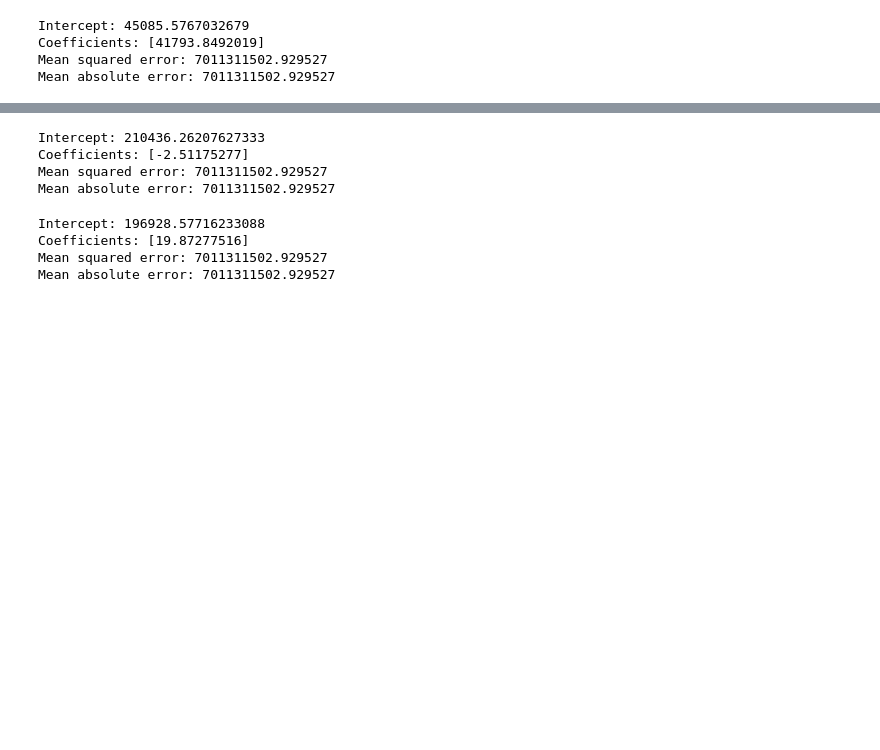
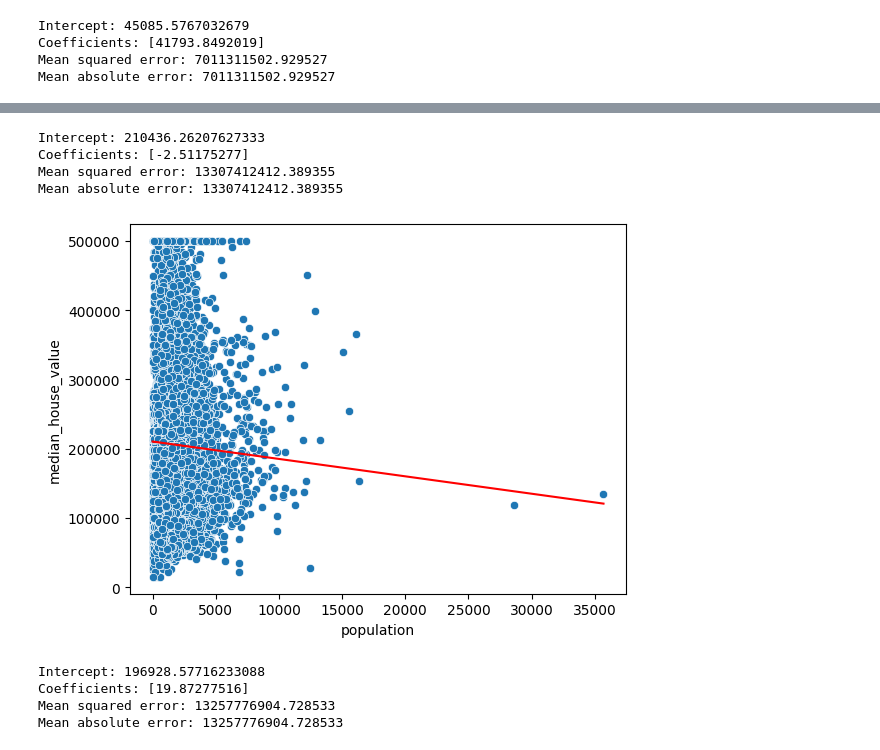
Before and after one commit to nagaraju366/CSCN8010-Labs, a Jupyter notebook: Lab3.ipynb, the cells around one changed output, grey strips where cells are left out. Cells and saved outputs as stored; diff of their text form; code cells hidden in the pictures; blank space fills up the shorter version.

```diff
--- a/Lab3.ipynb
+++ b/Lab3.ipynb
@@ -85,27 +85,29 @@ sns.lineplot(x='median_income', y=model1.predict(housing[['median_income']]), co
 model = LinearRegression().fit(housing[['population']], housing['median_house_value'])
 print(f"Intercept: {model.intercept_}")
 print(f"Coefficients: {model.coef_}")
-print(f"Mean squared error: {mean_squared_error(housing[['median_house_value']], model1.predict(housing[['median_income']]))}")
-print(f"Mean absolute error: {mean_squared_error(housing[['median_house_value']], model1.predict(housing[['median_income']]))}")
+print(f"Mean squared error: {mean_squared_error(housing[['median_house_value']], model2.predict(housing[['population']]))}")
+print(f"Mean absolute error: {mean_squared_error(housing[['median_house_value']], model2.predict(housing[['population']]))}")
 # %% [output]
 Intercept: 210436.26207627333
 Coefficients: [-2.51175277]
-Mean squared error: 7011311502.929527
-Mean absolute error: 7011311502.929527
+Mean squared error: 13307412412.389355
+Mean absolute error: 13307412412.389355
 # %%
 sns.scatterplot(x='population', y='median_house_value', data= housing)
-sns.lineplot(x='median_income', y=model1.predict(housing[['median_income']]), color='red', data=housing)
+sns.lineplot(x='population', y=model2.predict(housing[['population']]), color='red', data=housing)
 plt.show()
+# %% [output]
+[figure, added]
 # %%
 model = LinearRegression().fit(housing[['households']], housing['median_house_value'])
 print(f"Intercept: {model.intercept_}")
 print(f"Coefficients: {model.coef_}")
-print(f"Mean squared error: {mean_squared_error(housing[['median_house_value']], model1.predict(housing[['median_income']]))}")
-print(f"Mean absolute error: {mean_squared_error(housing[['median_house_value']], model1.predict(housing[['median_income']]))}")
+print(f"Mean squared error: {mean_squared_error(housing[['median_house_value']], model3.predict(housing[['households']]))}")
+print(f"Mean absolute error: {mean_squared_error(housing[['median_house_value']], model3.predict(housing[['households']]))}")
 # %% [output]
 Intercept: 196928.57716233088
 Coefficients: [19.87277516]
-Mean squared error: 7011311502.929527
-Mean absolute error: 7011311502.929527
+Mean squared error: 13257776904.728533
+Mean absolute error: 13257776904.728533
 # %%
 sns.scatterplot(x='households', y='median_house_value', data= housing)
```
Also changed, not shown: parts of 4 cells of this notebook.
